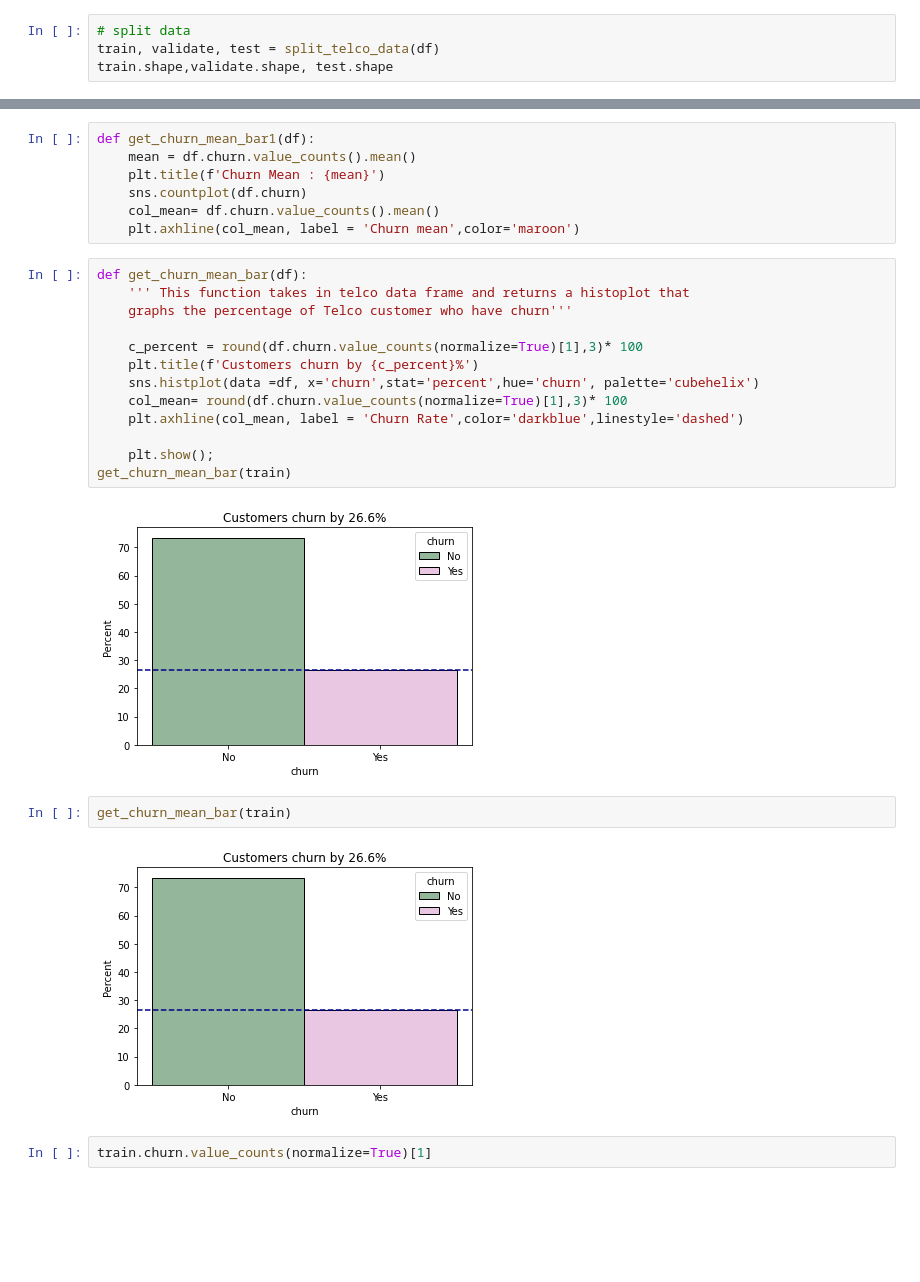
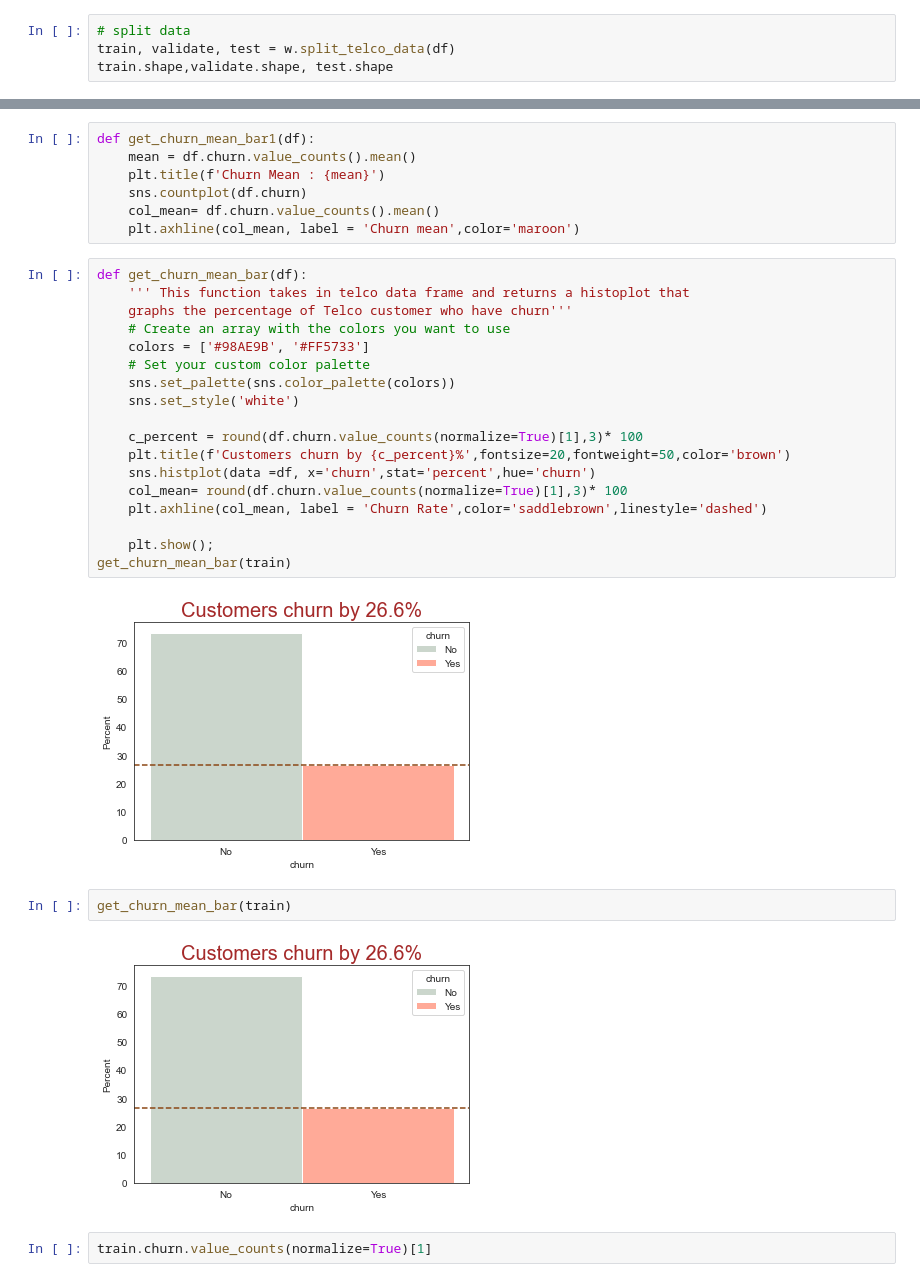
Before and after one commit to Yvette-Ibarra/classification-project, a Jupyter notebook: working_notebook.ipynb, the cells around one changed output, grey strips where cells are left out. Saved outputs shown, nothing was run; the diff lists cells and outputs as text; blank space fills up the shorter version.

```diff
--- a/working_notebook.ipynb
+++ b/working_notebook.ipynb
@@ -119,6 +149,6 @@ def split_telco_data(df):
     return train, validate, test
 # %%
 # split data
-train, validate, test = split_telco_data(df)
+train, validate, test = w.split_telco_data(df)
 train.shape,validate.shape, test.shape
 # %% [output]
@@ -153,22 +216,27 @@ def get_churn_mean_bar1(df):
 # %%
 def get_churn_mean_bar(df):
     ''' This function takes in telco data frame and returns a histoplot that
     graphs the percentage of Telco customer who have churn'''
+    # Create an array with the colors you want to use
+    colors = ['#98AE9B', '#FF5733']
+    # Set your custom color palette
+    sns.set_palette(sns.color_palette(colors))
+    sns.set_style('white')
 
     c_percent = round(df.churn.value_counts(normalize=True)[1],3)* 100
-    plt.title(f'Customers churn by {c_percent}%')
-    sns.histplot(data =df, x='churn',stat='percent',hue='churn', palette='cubehelix')
+    plt.title(f'Customers churn by {c_percent}%',fontsize=20,fontweight=50,color='brown')
+    sns.histplot(data =df, x='churn',stat='percent',hue='churn')
     col_mean= round(df.churn.value_counts(normalize=True)[1],3)* 100
-    plt.axhline(col_mean, label = 'Churn Rate',color='darkblue',linestyle='dashed')
+    plt.axhline(col_mean, label = 'Churn Rate',color='saddlebrown',linestyle='dashed')
 
     plt.show();
 get_churn_mean_bar(train)
 # %% [output]
-[figure, old version]
+[figure, new version]
 # %%
 get_churn_mean_bar(train)
 # %% [output]
-[figure, old version]
+[figure, new version]
 # %%
 train.churn.value_counts(normalize=True)[1]
 # %% [output]
```
Also changed, not shown: parts of 59 cells of this notebook.
